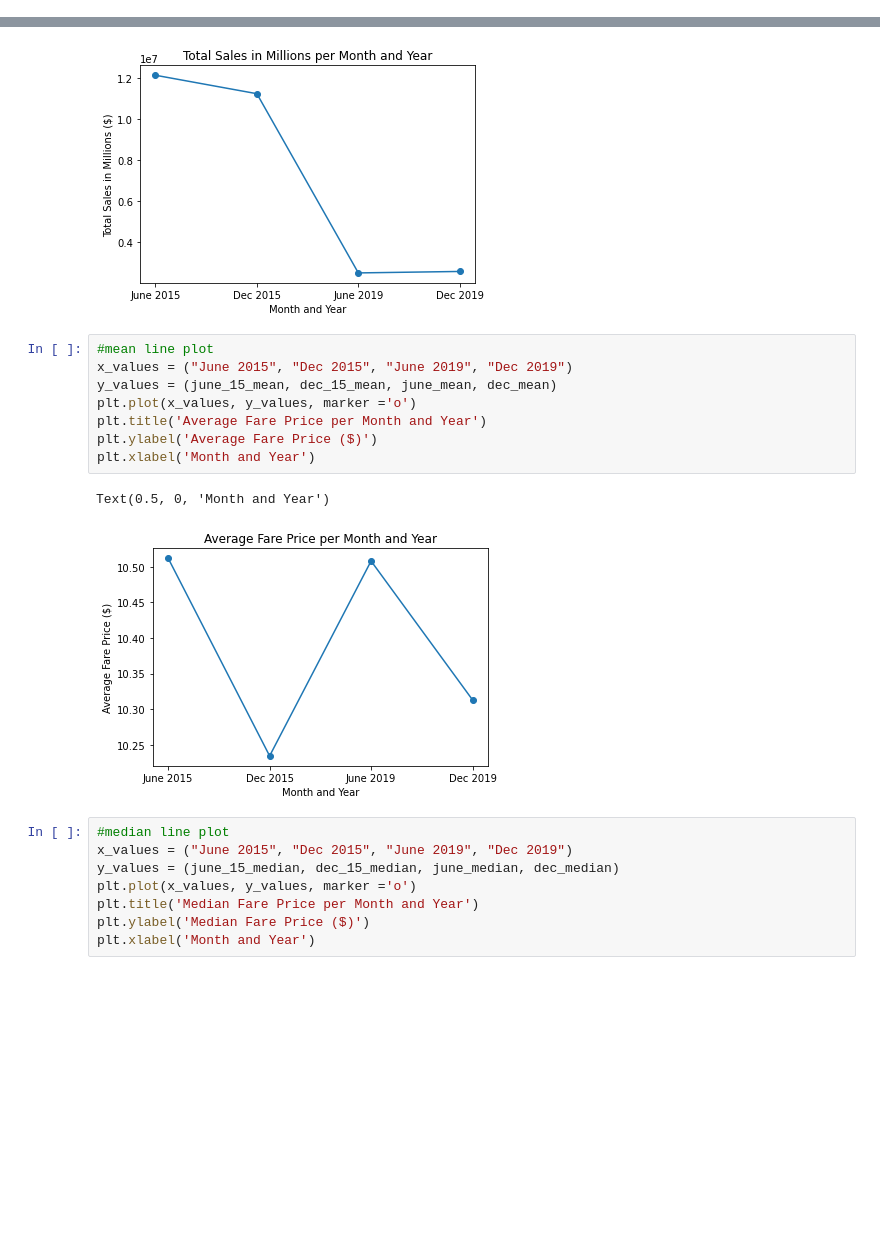
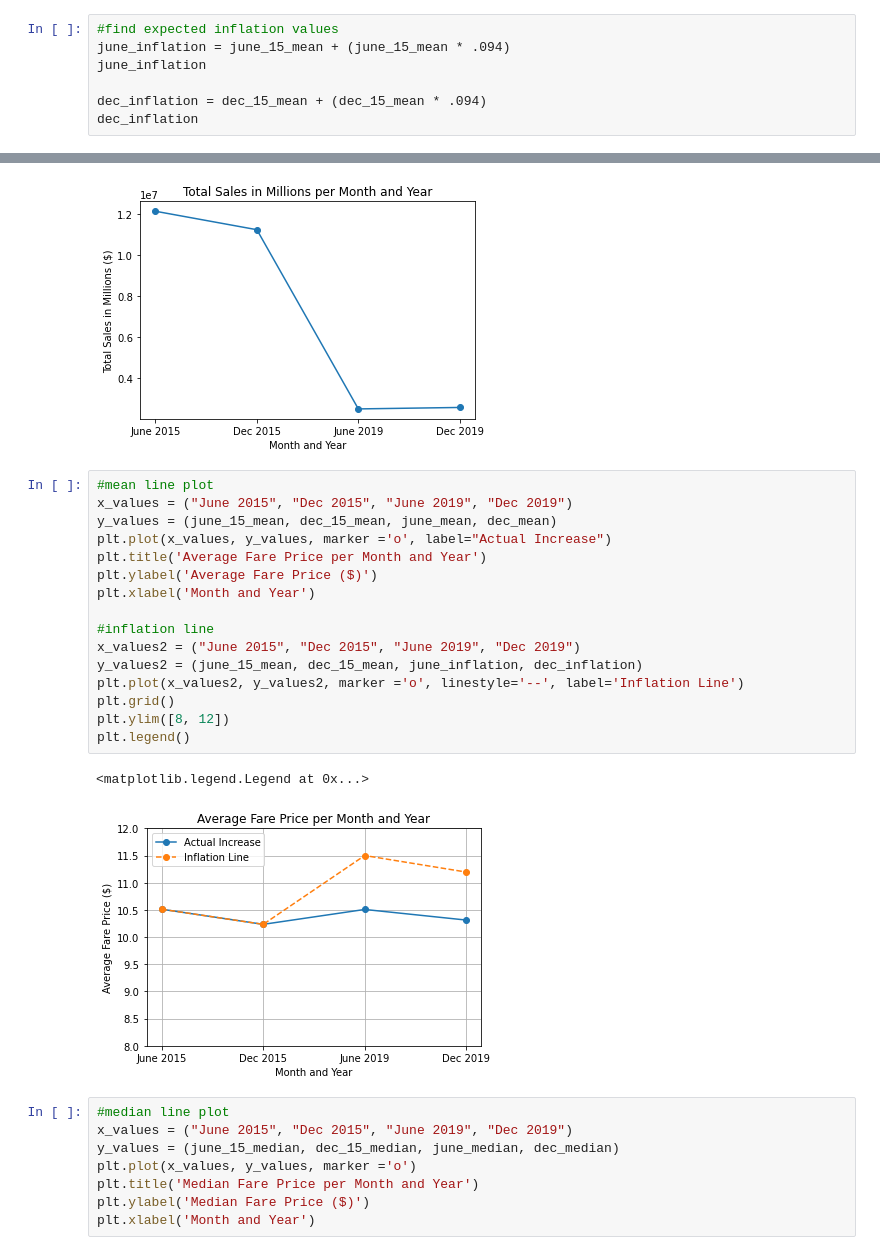
Before and after one commit to ILekawa9/Project-1, a Jupyter notebook: Yellow Taxi Price Analysis.ipynb, the cells around one changed output, grey strips where cells are left out. Drawn from its saved outputs; the diff is of its cells as text; blank space fills up the shorter version.

```diff
--- a/Yellow Taxi Price Analysis.ipynb
+++ b/Yellow Taxi Price Analysis.ipynb
@@ -156,0 +159,7 @@ The amount of rides in Dec 2019 is 250938
+# %%
+#find expected inflation values
+june_inflation = june_15_mean + (june_15_mean * .094)
+june_inflation
+
+dec_inflation = dec_15_mean + (dec_15_mean * .094)
+dec_inflation
@@ -170,14 +181,22 @@ Text(0.5, 0, 'Month and Year')
 # %%
 #mean line plot
 x_values = ("June 2015", "Dec 2015", "June 2019", "Dec 2019")
 y_values = (june_15_mean, dec_15_mean, june_mean, dec_mean)
-plt.plot(x_values, y_values, marker ='o')
+plt.plot(x_values, y_values, marker ='o', label="Actual Increase")
 plt.title('Average Fare Price per Month and Year')
 plt.ylabel('Average Fare Price ($)')
 plt.xlabel('Month and Year')
+
+#inflation line
+x_values2 = ("June 2015", "Dec 2015", "June 2019", "Dec 2019")
+y_values2 = (june_15_mean, dec_15_mean, june_inflation, dec_inflation)
+plt.plot(x_values2, y_values2, marker ='o', linestyle='--', label='Inflation Line')
+plt.grid()
+plt.ylim([8, 12])
+plt.legend()
 # %% [output]
-Text(0.5, 0, 'Month and Year')
+<matplotlib.legend.Legend at 0x...>
-[figure, old version]
+[figure, new version]
 # %%
 #median line plot
 x_values = ("June 2015", "Dec 2015", "June 2019", "Dec 2019")
```
Also changed, not shown: parts of 2 cells of this notebook.
